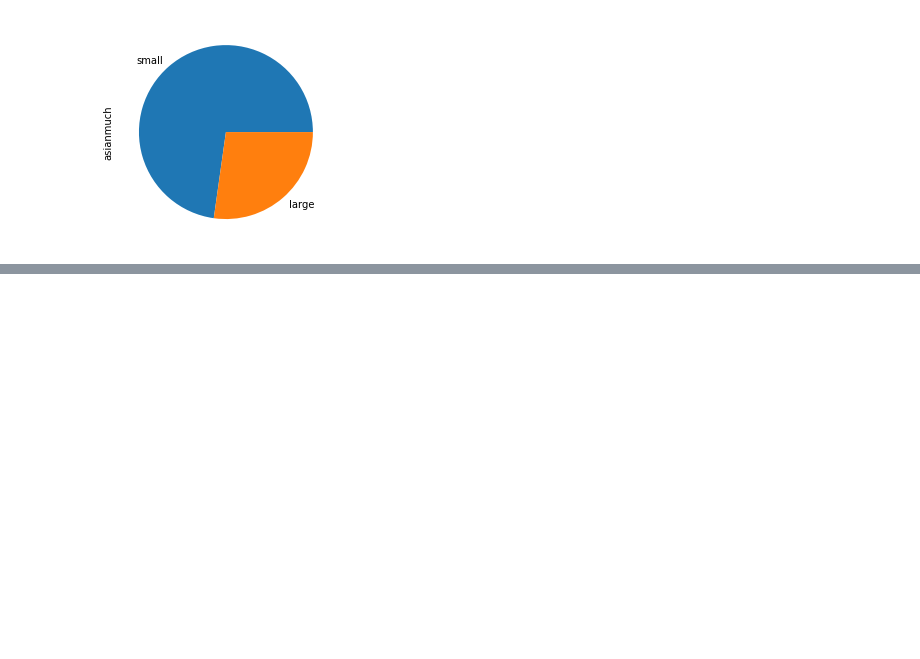
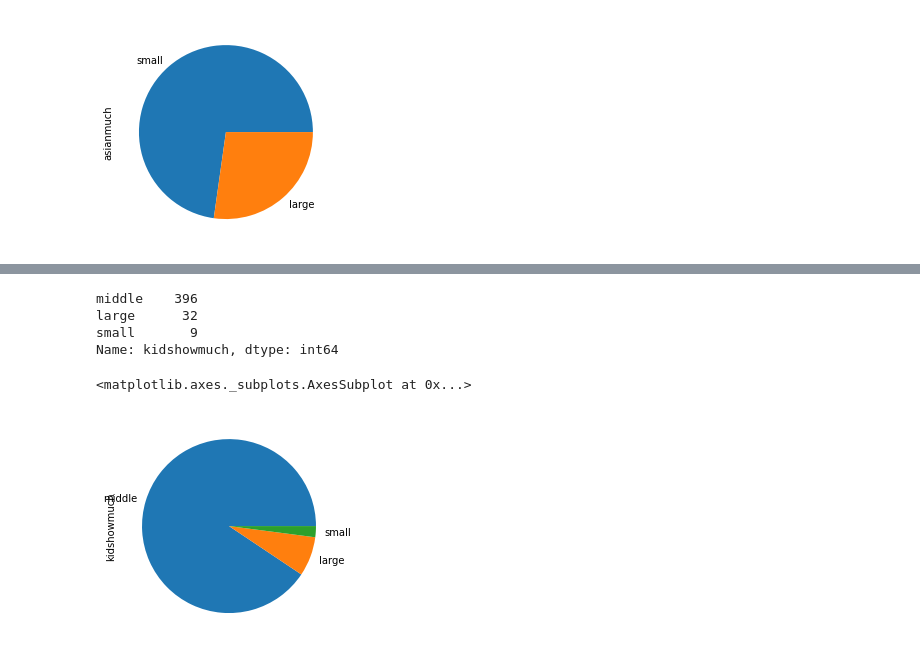
Before and after one commit to khhandrea/colab-repo, a Jupyter notebook: doit_data_analysis/00_challenge.ipynb, the cells around one changed output, grey strips where cells are left out. Saved outputs shown, nothing was run; the diff lists cells and outputs as text; code cells hidden in the pictures; blank space fills up the shorter version.

```diff
--- a/doit_data_analysis/00_challenge.ipynb
+++ b/doit_data_analysis/00_challenge.ipynb
@@ -60,0 +63,6 @@ df_new['asianmuch'].value_counts().plot.pie()
+# %%
+df_ch6 = df.copy()
+df_ch6['kidsrate'] = 100 * (1 - (df_ch6['popadults'] / df_ch6['poptotal']))
+df_ch6[['county', 'poptotal', 'popadults', 'kidsrate']]\
+    .sort_values('kidsrate', ascending=False)\
+    .head()
@@ -60,0 +76,12 @@ df_new['asianmuch'].value_counts().plot.pie()
+# %%
+df_ch6['kidshowmuch'] = np.where(df_ch6['kidsrate'] >= 40, 'large',
+                        np.where(df_ch6['kidsrate'] >= 30, 'middle', 'small'))
+print(df_ch6['kidshowmuch'].value_counts())
+df_ch6['kidshowmuch'].value_counts().plot.pie()
+# %% [output]
+middle    396
+large      32
+small       9
+Name: kidshowmuch, dtype: int64
+<matplotlib.axes._subplots.AxesSubplot at 0x...>
+[figure, added]
```
Also changed, not shown: parts of 3 cells of this notebook.
